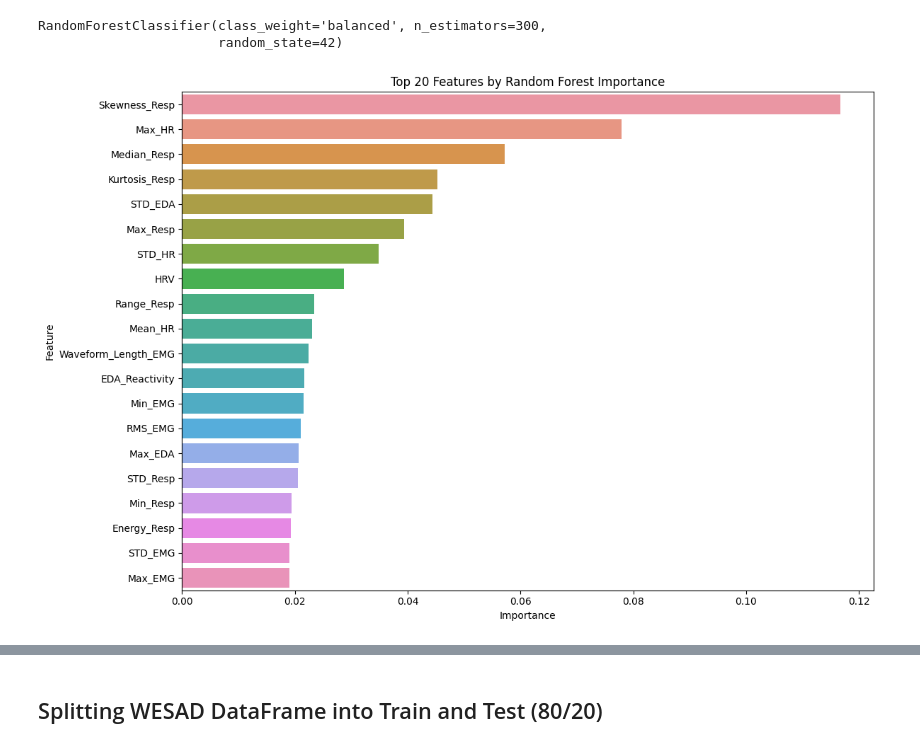
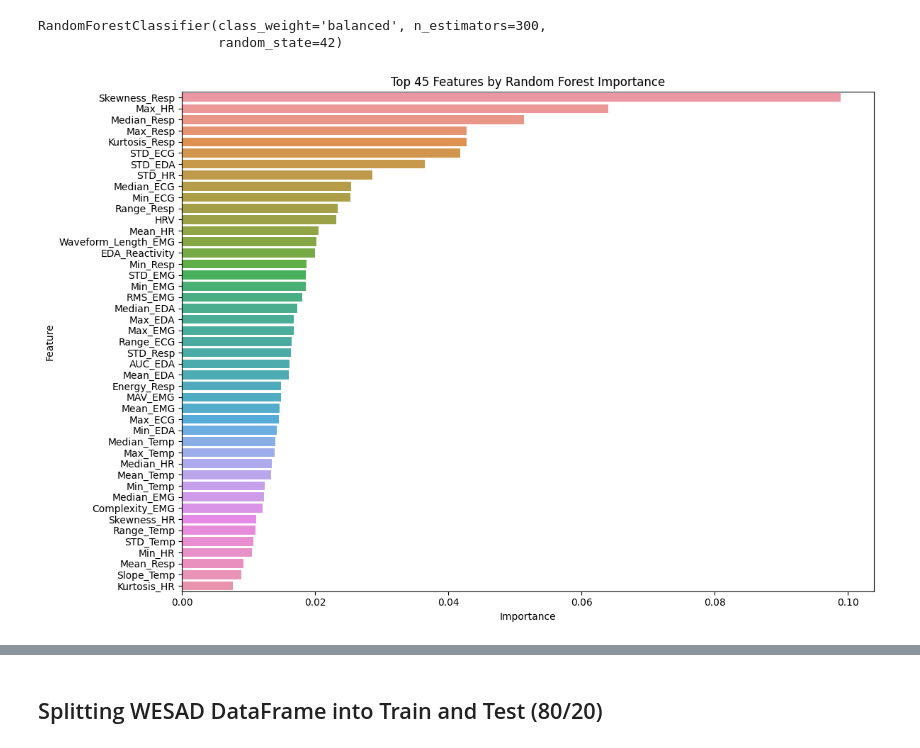
Before and after one commit to abdul-azeem-elsharkawy/Stress-Detection-via-Wearable-Sensors, a Jupyter notebook: stress-detection-via-wearable-sensors.ipynb, the cells around one changed output, grey strips where cells are left out. Saved outputs shown, nothing was run; the diff lists cells and outputs as text; code cells hidden in the pictures.

Commit message:
made the window 30 sec, added new features, and did feature selection

```diff
--- a/stress-detection-via-wearable-sensors.ipynb
+++ b/stress-detection-via-wearable-sensors.ipynb
@@ -122,6 +122,15 @@ for i in range(total_no_of_windows):
     else:
         s2_hr_bpm = np.array([np.nan])  # Put NaN instead of blank
 
+    #Respiratory Rate
+    s2_peaks, _ = signal.find_peaks(s2_resp_window, distance=frequency * 1.5)
+
+    # Number of respirations in window
+    s2_num_breaths = len(s2_peaks)
+
+    # Respiration Per Minute
+    s2_respiration_rate = s2_num_breaths / (windows_size / 60.0)
+
     # Temp Slope
     x_time_s2 = np.arange(len(s2_temp_window))
     s2_temp_slope = np.polyfit(x_time_s2, s2_temp_window, 1)[0]
@@ -129,6 +138,12 @@ for i in range(total_no_of_windows):
     # Arrange features of each window in list of dictionaries
     s2_features.append({
         "Subject_ID": 's2',
+        "Mean_ECG": np.nanmean(s2_ecg_window),
+        "Median_ECG": np.nanmedian(s2_ecg_window),
+        "STD_ECG": np.nanstd(s2_ecg_window),
+        "Min_ECG": np.nanmin(s2_ecg_window),
+        "Max_ECG": np.nanmax(s2_ecg_window),
+        "Range_ECG":  np.nanmax(s2_ecg_window) - np.nanmin(s2_ecg_window),
         "Mean_HR": np.nanmean(s2_hr_bpm),
         "Median_HR": np.nanmedian(s2_hr_bpm),
         "Skewness_HR": skew(s2_hr_bpm, nan_policy='omit'),
@@ -153,6 +168,7 @@ for i in range(total_no_of_windows):
         "Skewness_Resp": skew(s2_resp_window, nan_policy='omit'),
         "Kurtosis_Resp": kurtosis(s2_resp_window, nan_policy='omit'),
         "Energy_Resp": np.nansum(s2_resp_window ** 2),
+        "RespirateRatePerMinute": s2_respiration_rate,
         "Mean_EMG": np.nanmean(s2_emg_window),
         "RMS_EMG": np.sqrt(np.nanmean(s2_emg_window**2)),
         "Median_EMG": np.nanmedian(s2_emg_window),
@@ -262,6 +278,15 @@ for i in range(3, 18):
             else:
                 s_hr_bpm = np.array([np.nan])  # Put NaN instead of blank
 
+            #Respiratory Rate
+            s_peaks, _ = signal.find_peaks(s_resp_window, distance=frequency * 1.5)
+
+            # Number of breathrs in window
+            s_num_breaths = len(s_peaks)
+
+            # Respiration Per Minute
+            s_respiration_rate = s_num_breaths / (windows_size / 60.0)
+
             # Temp Slope
             x_time_s = np.arange(len(s_temp_window))
             s_temp_slope = np.polyfit(x_time_s, s_temp_window, 1)[0]
@@ -269,6 +294,12 @@ for i in range(3, 18):
             # Arrange features of each window in list of dictionaries
             s_features.append({
                     "Subject_ID": f's{i}',
+                    "Mean_ECG": np.nanmean(s_ecg_window),
+                    "Median_ECG": np.nanmedian(s_ecg_window),
+                    "STD_ECG": np.nanstd(s_ecg_window),
+                    "Min_ECG": np.nanmin(s_ecg_window),
+                    "Max_ECG": np.nanmax(s_ecg_window),
+                    "Range_ECG":  np.nanmax(s_ecg_window) - np.nanmin(s_ecg_window),
                     "Mean_HR": np.nanmean(s_hr_bpm),
                     "Median_HR": np.nanmedian(s_hr_bpm),
                     "Skewness_HR": skew(s_hr_bpm, nan_policy='omit'),
@@ -293,6 +324,7 @@ for i in range(3, 18):
                     "Skewness_Resp": skew(s_resp_window, nan_policy='omit'),
                     "Kurtosis_Resp": kurtosis(s_resp_window, nan_policy='omit'),
                     "Energy_Resp": np.nansum(s_resp_window ** 2),
+                    "RespirateRatePerMinute": s_respiration_rate,
                     "Mean_EMG": np.nanmean(s_emg_window),
                     "RMS_EMG": np.sqrt(np.nanmean(s_emg_window**2)),
                     "Median_EMG": np.nanmedian(s_emg_window),
@@ -486,10 +518,10 @@ importance_df = pd.DataFrame({'Feature': features, 'Importance': importances})
 importance_df = importance_df.sort_values(by='Importance', ascending=False)
 # %%
 plt.figure(figsize=(12, 8))
-sns.barplot(x='Importance', y='Feature', data=importance_df.head(20))
-plt.title('Top 20 Features by Random Forest Importance')
+sns.barplot(x='Importance', y='Feature', data=importance_df.head(45))
+plt.title('Top 45 Features by Random Forest Importance')
 plt.tight_layout()
 plt.show()
 # %% [output]
-[figure, old version]
+[figure, new version]
 # %%
```
Also changed, not shown: parts of 12 cells of this notebook.
